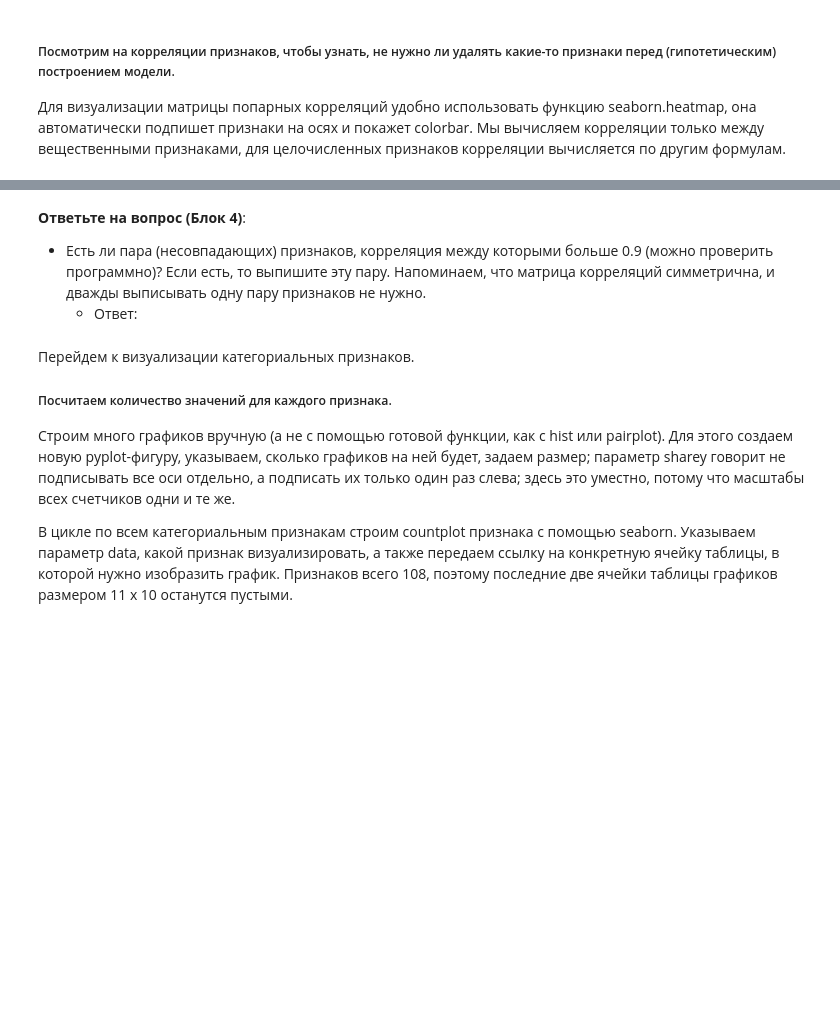
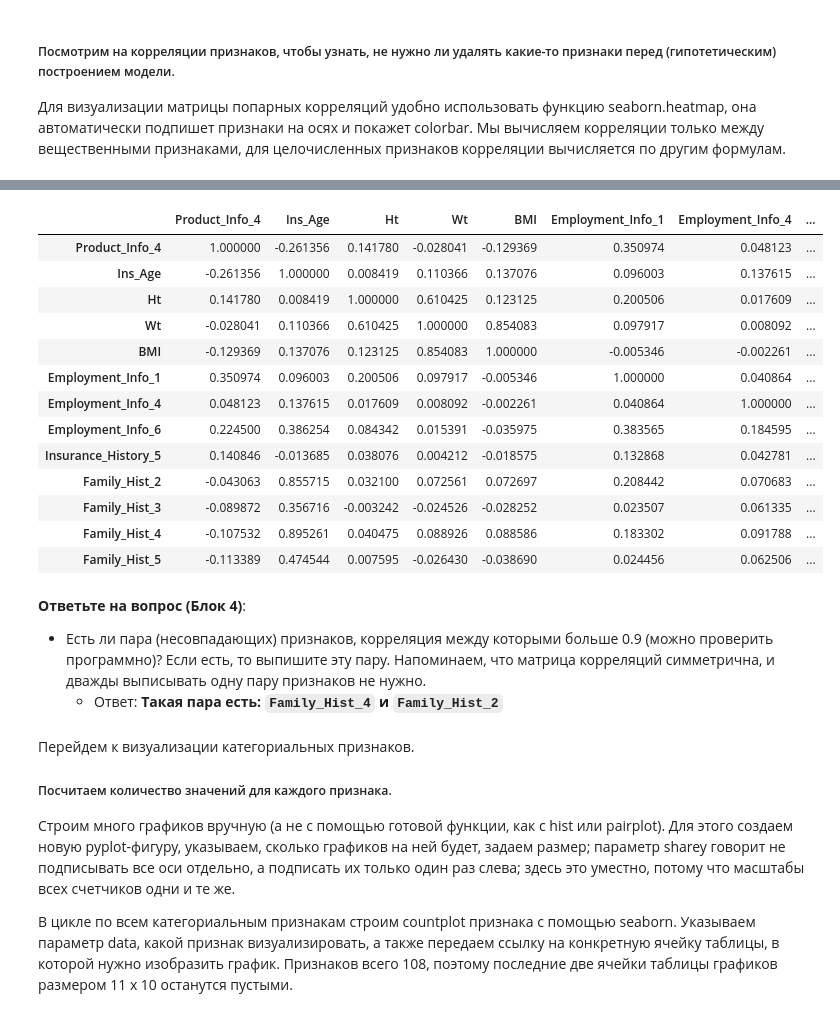
Before and after one commit to kcostya/mipt, a Jupyter notebook: unsupervised-learning/week-3/VisualizationPeerReview.ipynb, the cells around one changed output, grey strips where cells are left out. Drawn from its saved outputs; the diff is of its cells as text; code cells hidden in the pictures; blank space fills up the shorter version.

```diff
--- a/unsupervised-learning/week-3/VisualizationPeerReview.ipynb
+++ b/unsupervised-learning/week-3/VisualizationPeerReview.ipynb
@@ -161,7 +170,24 @@ seaborn.heatmap(data[real_features].corr(), square=True)
+# %%
+data[real_features].corr()
+# %% [output]
+|  | Product_Info_4 | Ins_Age | Ht | Wt | BMI | Employment_Info_1 | Employment_Info_4 | ... |
+| Product_Info_4 | 1.000000 | -0.261356 | 0.141780 | -0.028041 | -0.129369 | 0.350974 | 0.048123 | ... |
+| Ins_Age | -0.261356 | 1.000000 | 0.008419 | 0.110366 | 0.137076 | 0.096003 | 0.137615 | ... |
+| Ht | 0.141780 | 0.008419 | 1.000000 | 0.610425 | 0.123125 | 0.200506 | 0.017609 | ... |
+| Wt | -0.028041 | 0.110366 | 0.610425 | 1.000000 | 0.854083 | 0.097917 | 0.008092 | ... |
+| BMI | -0.129369 | 0.137076 | 0.123125 | 0.854083 | 1.000000 | -0.005346 | -0.002261 | ... |
+| Employment_Info_1 | 0.350974 | 0.096003 | 0.200506 | 0.097917 | -0.005346 | 1.000000 | 0.040864 | ... |
+| Employment_Info_4 | 0.048123 | 0.137615 | 0.017609 | 0.008092 | -0.002261 | 0.040864 | 1.000000 | ... |
+| Employment_Info_6 | 0.224500 | 0.386254 | 0.084342 | 0.015391 | -0.035975 | 0.383565 | 0.184595 | ... |
+| Insurance_History_5 | 0.140846 | -0.013685 | 0.038076 | 0.004212 | -0.018575 | 0.132868 | 0.042781 | ... |
+| Family_Hist_2 | -0.043063 | 0.855715 | 0.032100 | 0.072561 | 0.072697 | 0.208442 | 0.070683 | ... |
+| Family_Hist_3 | -0.089872 | 0.356716 | -0.003242 | -0.024526 | -0.028252 | 0.023507 | 0.061335 | ... |
+| Family_Hist_4 | -0.107532 | 0.895261 | 0.040475 | 0.088926 | 0.088586 | 0.183302 | 0.091788 | ... |
+| Family_Hist_5 | -0.113389 | 0.474544 | 0.007595 | -0.026430 | -0.038690 | 0.024456 | 0.062506 | ... |
 # %% [markdown]
 __Ответьте на вопрос (Блок 4)__:
 * Есть ли пара (несовпадающих) признаков, корреляция между которыми больше 0.9 (можно проверить программно)? Если есть, то выпишите эту пару. Напоминаем, что матрица корреляций симметрична, и дважды выписывать одну пару признаков не нужно.
-    * Ответ:
+    * Ответ: **Такая пара есть: `Family_Hist_4` и `Family_Hist_2`**
 # %% [markdown]
 Перейдем к визуализации категориальных признаков.
 
```
Also changed, not shown: parts of 10 cells of this notebook, 1 other file.
